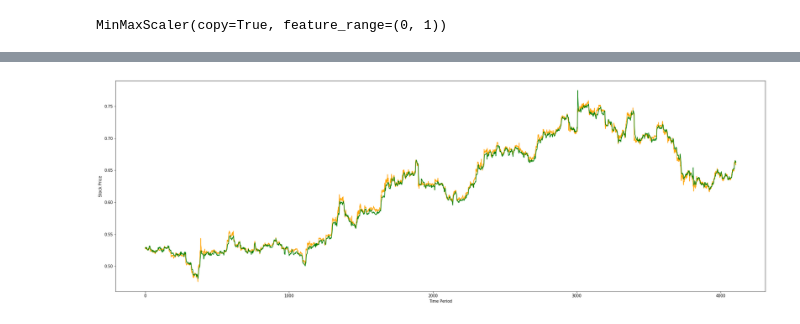
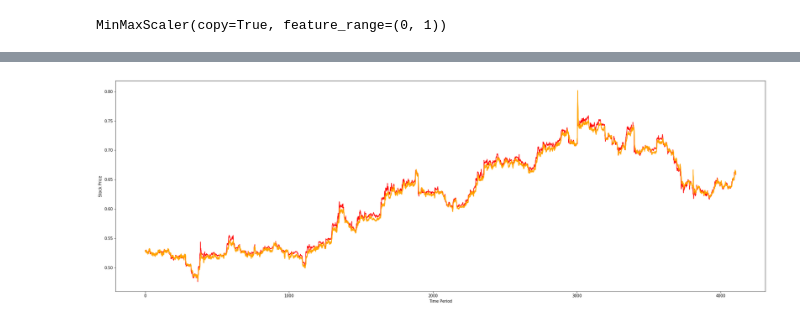
Before and after one commit to heugyu/coin_deep_learning, a Jupyter notebook: BTC_LSTM_30M.ipynb, the cells around one changed output, grey strips where cells are left out. Cells and saved outputs as stored; diff of their text form; code cells hidden in the pictures.

```diff
--- a/BTC_LSTM_30M.ipynb
+++ b/BTC_LSTM_30M.ipynb
@@ -108,7 +108,7 @@ EPOCHS = 1000
 INPUT_SIZE = 18     # input dimension
 HIDDEN_SIZE = 36    # hidden dimension
 BATCH_SIZE = 64
-LENGTH = 7
+LENGTH = 14
 LR = 0.01
 # %%
 #   학습 데이터 생성
@@ -185,7 +191,7 @@ class LSTM(nn.Module):
 # %%
 
 # Instantiate RNN model
-lstm = LSTM(1, INPUT_SIZE, HIDDEN_SIZE, 1, LENGTH)
+lstm = LSTM(5, INPUT_SIZE, HIDDEN_SIZE, 1, LENGTH)
 
 # Set loss and optimizer function
 criterion = nn.MSELoss()
@@ -217,16 +224,16 @@ Epoch : 900, loss : 3.3925862226169556e-05
 # %%
 # Test the model
 lstm.eval()
 test_predict = lstm(x_test)
 
 # Plot predictions
 test_predict = test_predict.data.numpy()
 real_y = y_test.data.numpy()
 plt.figure(figsize=(30, 10))
-plt.plot(real_y, color='orange')
-plt.plot(test_predict, color='g')
+plt.plot(real_y, color='r')
+plt.plot(test_predict, color='orange')
 plt.xlabel("Time Period")
 plt.ylabel("Stock Price")
 plt.show()
 # %% [output]
-[figure, old version]
+[figure, new version]
```
Also changed, not shown: parts of 3 cells of this notebook.
